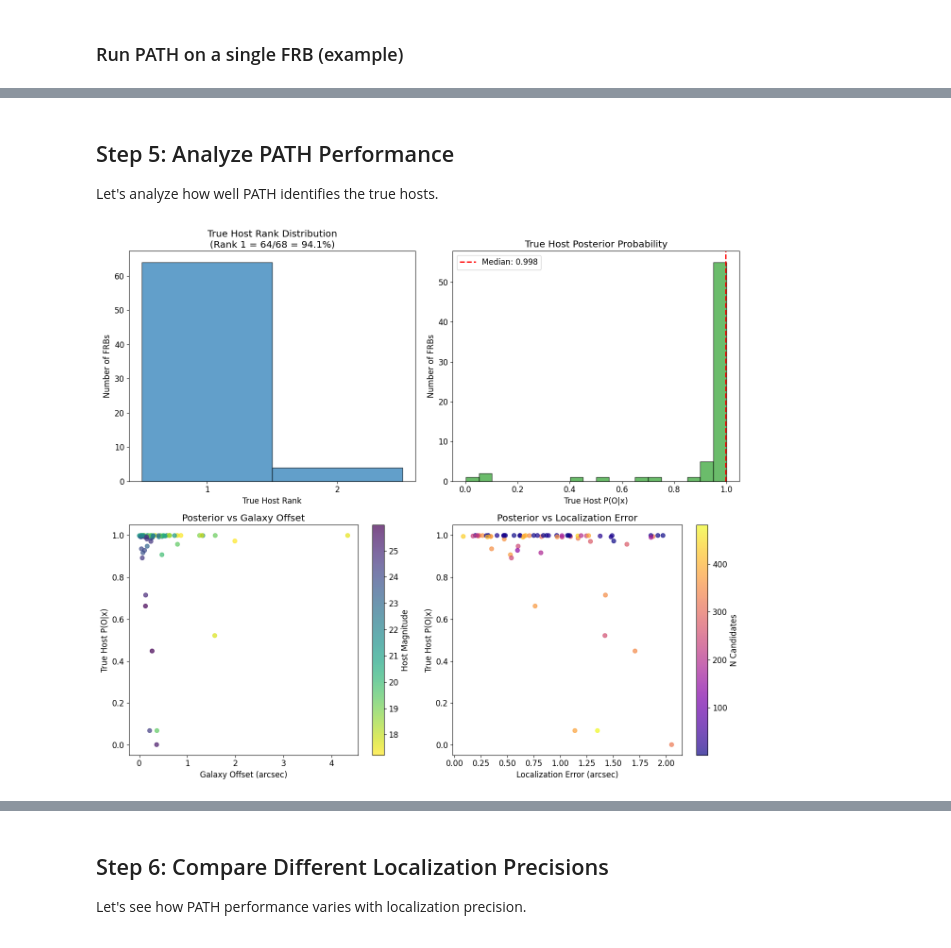
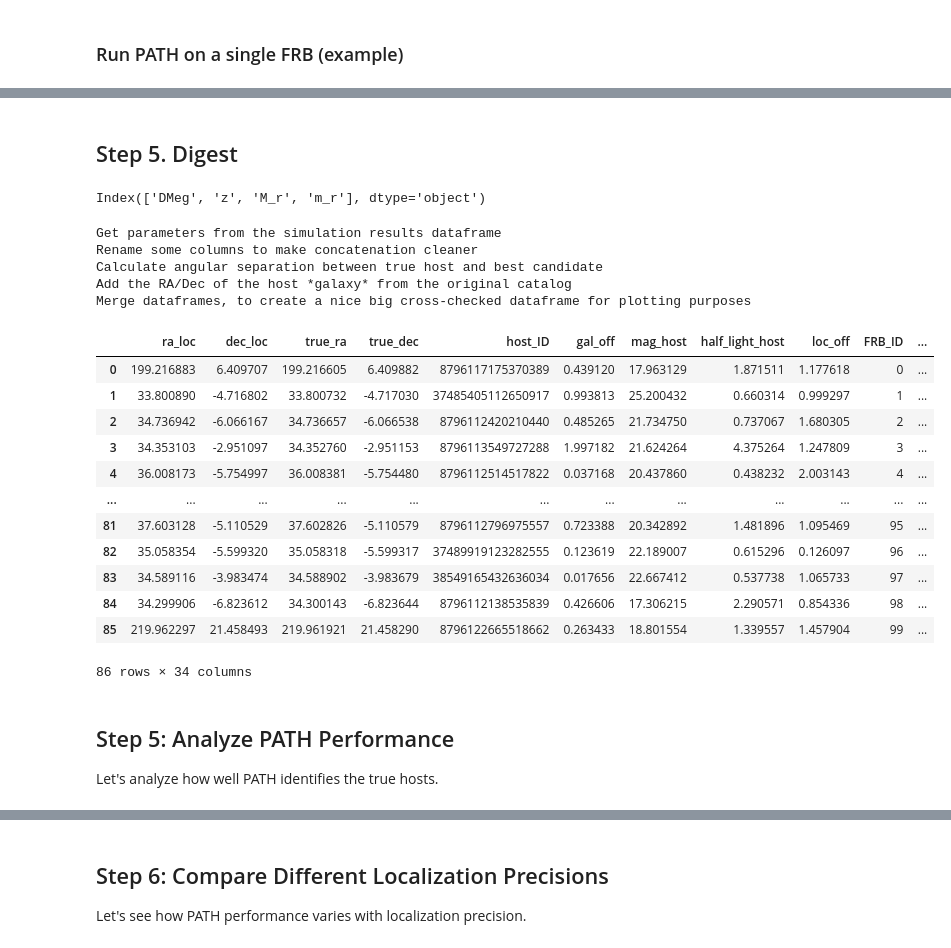
Before and after one commit to FRBs/astropath, a Jupyter notebook: docs/nb/Simulate_Run_PATH.ipynb, the cells around one changed output, grey strips where cells are left out. Drawn from its saved outputs; the diff is of its cells as text; code cells hidden in the pictures.

```diff
--- a/docs/nb/Simulate_Run_PATH.ipynb
+++ b/docs/nb/Simulate_Run_PATH.ipynb
@@ -423,52 +417,35 @@ Summary statistics:
+# %% [markdown]
+## Step 5. Digest
+# %%
+frbs.keys()
+# %% [output]
+Index(['DMeg', 'z', 'M_r', 'm_r'], dtype='object')
+# %%
+reload(sim_utils)
+digest = sim_utils.build_digest(final_sims, frbs, assignments, galaxies)
+# %% [output]
+Get parameters from the simulation results dataframe
+Rename some columns to make concatenation cleaner
+Calculate angular separation between true host and best candidate
+Add the RA/Dec of the host *galaxy* from the original catalog
+Merge dataframes, to create a nice big cross-checked dataframe for plotting purposes
+# %%
+digest
+# %% [output]
+|  | ra_loc | dec_loc | true_ra | true_dec | host_ID | gal_off | mag_host | half_light_host | loc_off | FRB_ID | ... |
+| 0 | 199.216883 | 6.409707 | 199.216605 | 6.409882 | 8796117175370389 | 0.439120 | 17.963129 | 1.871511 | 1.177618 | 0 | ... |
+| 1 | 33.800890 | -4.716802 | 33.800732 | -4.717030 | 37485405112650917 | 0.993813 | 25.200432 | 0.660314 | 0.999297 | 1 | ... |
+| 2 | 34.736942 | -6.066167 | 34.736657 | -6.066538 | 8796112420210440 | 0.485265 | 21.734750 | 0.737067 | 1.680305 | 2 | ... |
+| 3 | 34.353103 | -2.951097 | 34.352760 | -2.951153 | 8796113549727288 | 1.997182 | 21.624264 | 4.375264 | 1.247809 | 3 | ... |
+| 4 | 36.008173 | -5.754997 | 36.008381 | -5.754480 | 8796112514517822 | 0.037168 | 20.437860 | 0.438232 | 2.003143 | 4 | ... |
+| ... | ... | ... | ... | ... | ... | ... | ... | ... | ... | ... | ... |
+| 81 | 37.603128 | -5.110529 | 37.602826 | -5.110579 | 8796112796975557 | 0.723388 | 20.342892 | 1.481896 | 1.095469 | 95 | ... |
+| 82 | 35.058354 | -5.599320 | 35.058318 | -5.599317 | 37489919123282555 | 0.123619 | 22.189007 | 0.615296 | 0.126097 | 96 | ... |
+| 83 | 34.589116 | -3.983474 | 34.588902 | -3.983679 | 38549165432636034 | 0.017656 | 22.667412 | 0.537738 | 1.065733 | 97 | ... |
+| 84 | 34.299906 | -6.823612 | 34.300143 | -6.823644 | 8796112138535839 | 0.426606 | 17.306215 | 2.290571 | 0.854336 | 98 | ... |
+| 85 | 219.962297 | 21.458493 | 219.961921 | 21.458290 | 8796122665518662 | 0.263433 | 18.801554 | 1.339557 | 1.457904 | 99 | ... |
+86 rows × 34 columns
 # %% [markdown]
 ## Step 5: Analyze PATH Performance
 
 Let's analyze how well PATH identifies the true hosts.
-# %%
-fig, axes = plt.subplots(2, 2, figsize=(14, 12))
-
-# 1. True host rank distribution
-ax = axes[0, 0]
-ranks = results_df['true_host_rank']
-max_rank = min(10, ranks.max())
-ax.hist(ranks[ranks <= max_rank], bins=np.arange(0.5, max_rank + 1.5, 1),
-        alpha=0.7, edgecolor='black', color='#1f77b4')
-ax.set_xlabel('True Host Rank')
-ax.set_ylabel('Number of FRBs')
-ax.set_title(f'True Host Rank Distribution\n(Rank 1 = {(ranks == 1).sum()}/{len(ranks)} = {(ranks == 1).mean()*100:.1f}%)')
-ax.set_xticks(range(1, max_rank + 1))
-
-# 2. True host P(O|x) distribution
-ax = axes[0, 1]
-ax.hist(results_df['true_host_P_Ox'], bins=20, alpha=0.7, edgecolor='black', color='#2ca02c')
-ax.axvline(results_df['true_host_P_Ox'].median(), color='red', linestyle='--', linewidth=2,
-           label=f"Median: {results_df['true_host_P_Ox'].median():.3f}")
-ax.set_xlabel('True Host P(O|x)')
-ax.set_ylabel('Number of FRBs')
-ax.set_title('True Host Posterior Probability')
-ax.legend()
-
-# 3. P(O|x) vs galaxy offset
-ax = axes[1, 0]
-scatter = ax.scatter(results_df['gal_off'], results_df['true_host_P_Ox'],
-                     c=results_df['true_host_mag'], cmap='viridis_r',
-                     alpha=0.7, s=40)
-ax.set_xlabel('Galaxy Offset (arcsec)')
-ax.set_ylabel('True Host P(O|x)')
-ax.set_title('Posterior vs Galaxy Offset')
-plt.colorbar(scatter, ax=ax, label='Host Magnitude')
-
-# 4. P(O|x) vs localization error
-ax = axes[1, 1]
-scatter = ax.scatter(results_df['loc_off'], results_df['true_host_P_Ox'],
-                     c=results_df['n_candidates'], cmap='plasma',
-                     alpha=0.7, s=40)
-ax.set_xlabel('Localization Error (arcsec)')
-ax.set_ylabel('True Host P(O|x)')
-ax.set_title('Posterior vs Localization Error')
-plt.colorbar(scatter, ax=ax, label='N Candidates')
-
-plt.tight_layout()
-plt.show()
-# %% [output]
-[figure, removed]
```
Also changed, not shown: parts of 13 cells of this notebook, 3 other files.
